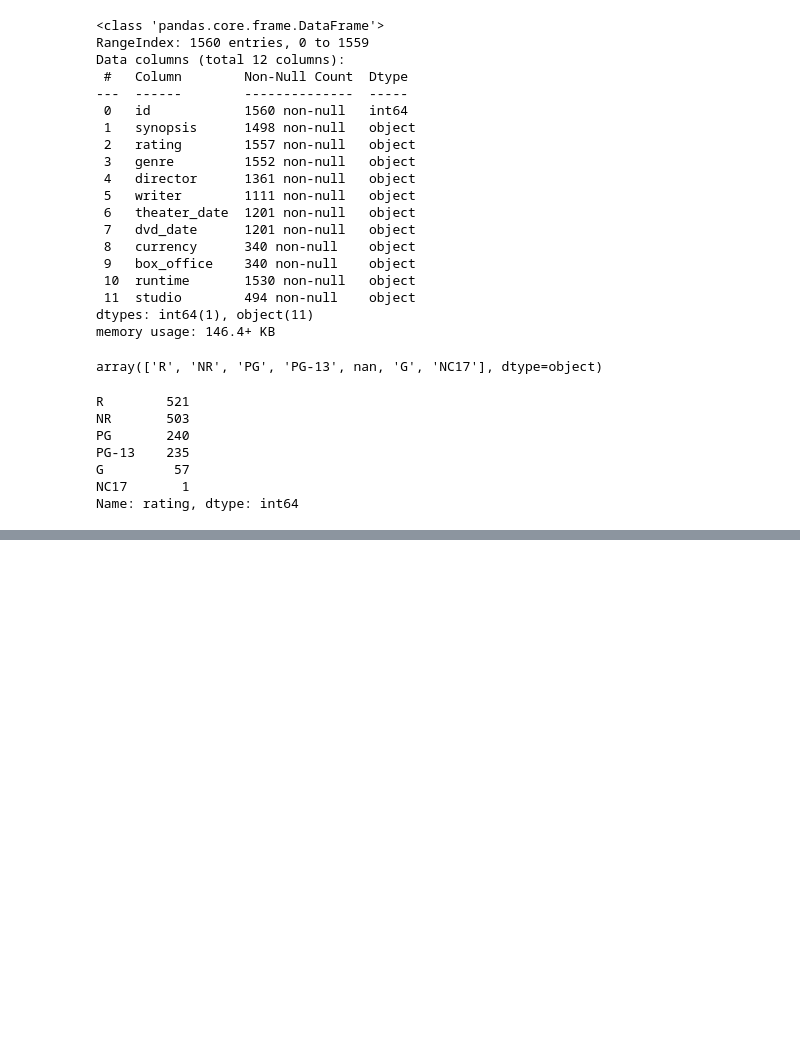
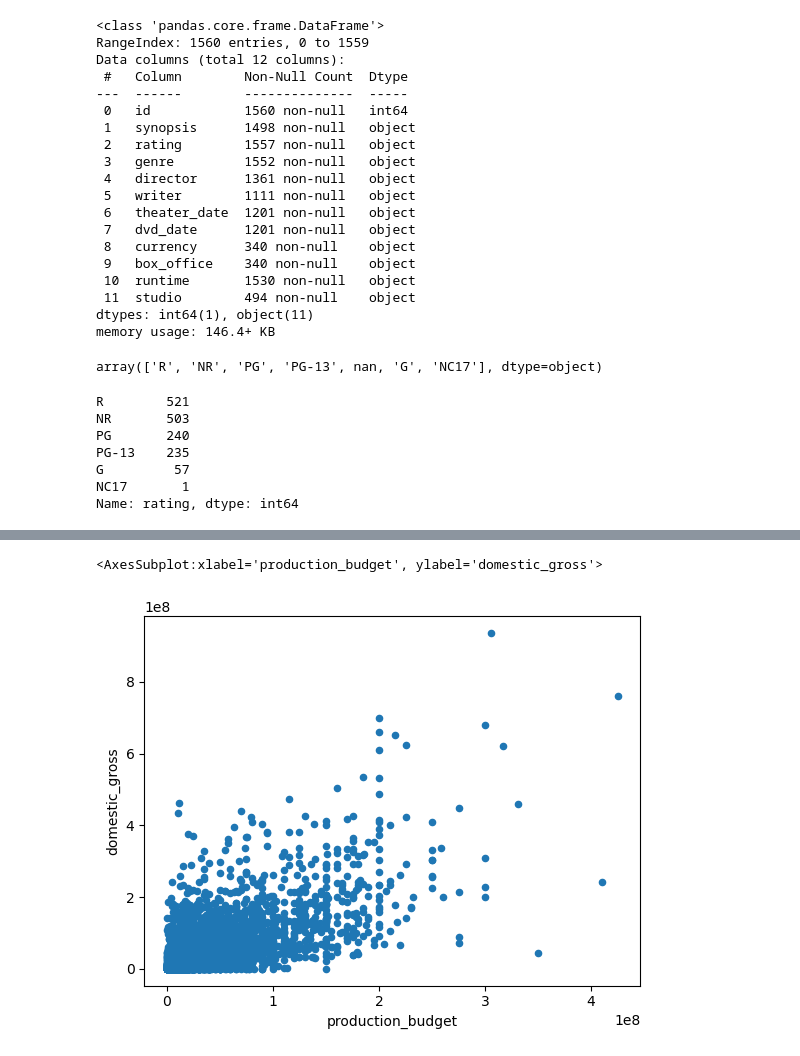
Before and after one commit to jmarksk/MovieBusinessProject, a Jupyter notebook: student.ipynb, the cells around one changed output, grey strips where cells are left out. Drawn from its saved outputs; the diff is of its cells as text; code cells hidden in the pictures; blank space fills up the shorter version.

```diff
--- a/student.ipynb
+++ b/student.ipynb
@@ -330,2 +306,0 @@ df3.head()
-# %%
-df3 = pd.read_csv("C:\\Users\\jmark\\Documents\\Flatiron\\phase_1_project\\tn.movie_budgets.csv.gz")
@@ -444,0 +456,7 @@ Name: rating, dtype: int64
+# %%
+#Change monetary information from strings to numeric.
+
+df3["production_budget"] = df3["production_budget"].replace("[$,]", "", regex=True).astype(int)
+df3["domestic_gross"] = df3["domestic_gross"].replace("[$,]", "", regex=True).astype(int)
+# %%
+df3["worldwide_gross"] = df3["worldwide_gross"].replace("[$,]", "", regex=True).astype(float)
@@ -444,0 +521,5 @@ Name: rating, dtype: int64
+# %%
+df3.plot('production_budget', 'domestic_gross', kind='scatter')
+# %% [output]
+<AxesSubplot:xlabel='production_budget', ylabel='domestic_gross'>
+[figure, added]
```
Also changed, not shown: parts of 57 cells of this notebook.
